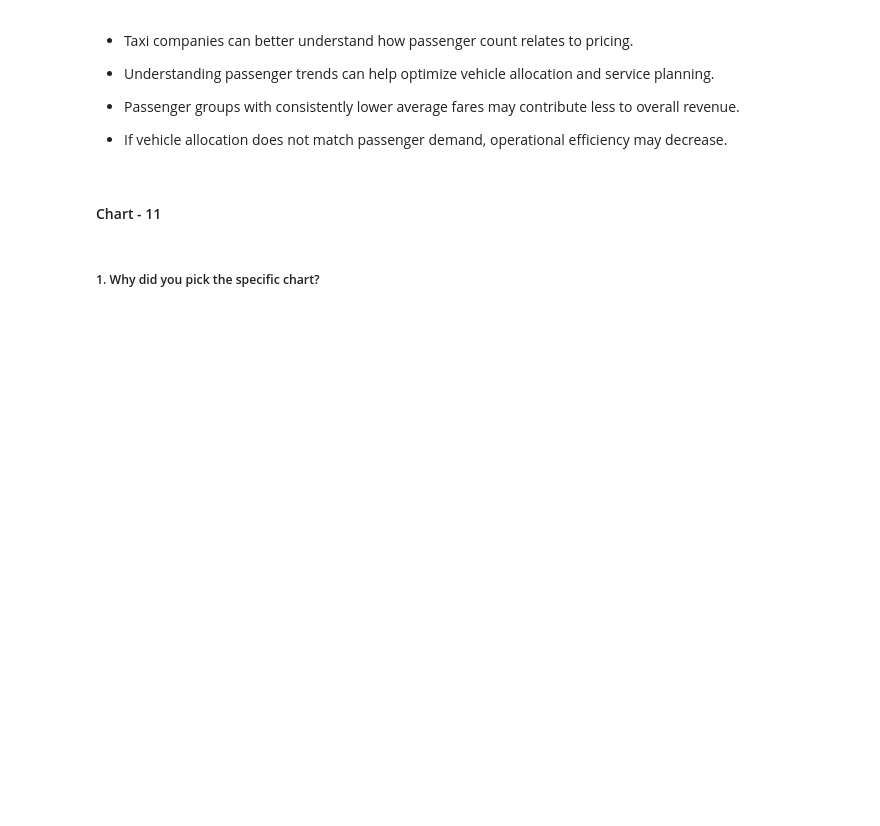
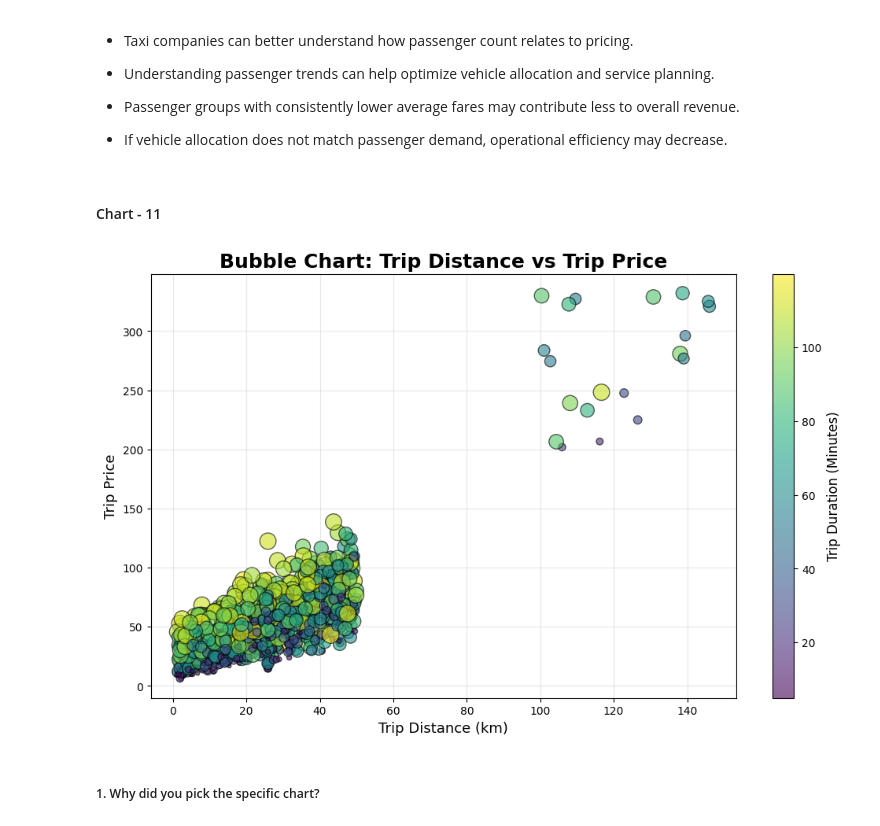
Before and after one commit to Sneha8126/Sneha-copy-of-Sample-ML-Submission-Template, a Jupyter notebook: Sneha_copy_of_Sample_ML_Submission_Template.ipynb, the cells around one changed output. Saved outputs shown, nothing was run; the diff lists cells and outputs as text; code cells hidden in the pictures; blank space fills up the shorter version.

Commit message:
Added Bubble Chart: Trip Distance vs Trip Price'

```diff
--- a/Sneha_copy_of_Sample_ML_Submission_Template.ipynb
+++ b/Sneha_copy_of_Sample_ML_Submission_Template.ipynb
@@ -879,3 +877,33 @@ Are there any insights that lead to negative growth? Justify with specific reaso
+# %%
+# Chart - 11 visualization code
+
+plt.figure(figsize=(12,7))
+
+plt.scatter(
+    df['Trip_Distance_km'],
+    df['Trip_Price'],
+    s=df['Trip_Duration_Minutes']*2,
+    c=df['Trip_Duration_Minutes'],
+    cmap='viridis',
+    alpha=0.6,
+    edgecolors='black'
+)
+
+cbar = plt.colorbar()
+cbar.set_label('Trip Duration (Minutes)', fontsize=12)
+
+plt.title('Bubble Chart: Trip Distance vs Trip Price',
+          fontsize=18,
+          fontweight='bold')
+
+plt.xlabel('Trip Distance (km)', fontsize=13)
+plt.ylabel('Trip Price', fontsize=13)
+
+plt.grid(alpha=0.3)
+
+plt.show()
+# %% [output]
+[figure, added]
 # %% [markdown]
 ##### 1. Why did you pick the specific chart?
 # %% [markdown]
```
Also changed, not shown: parts of 1 cell of this notebook.
